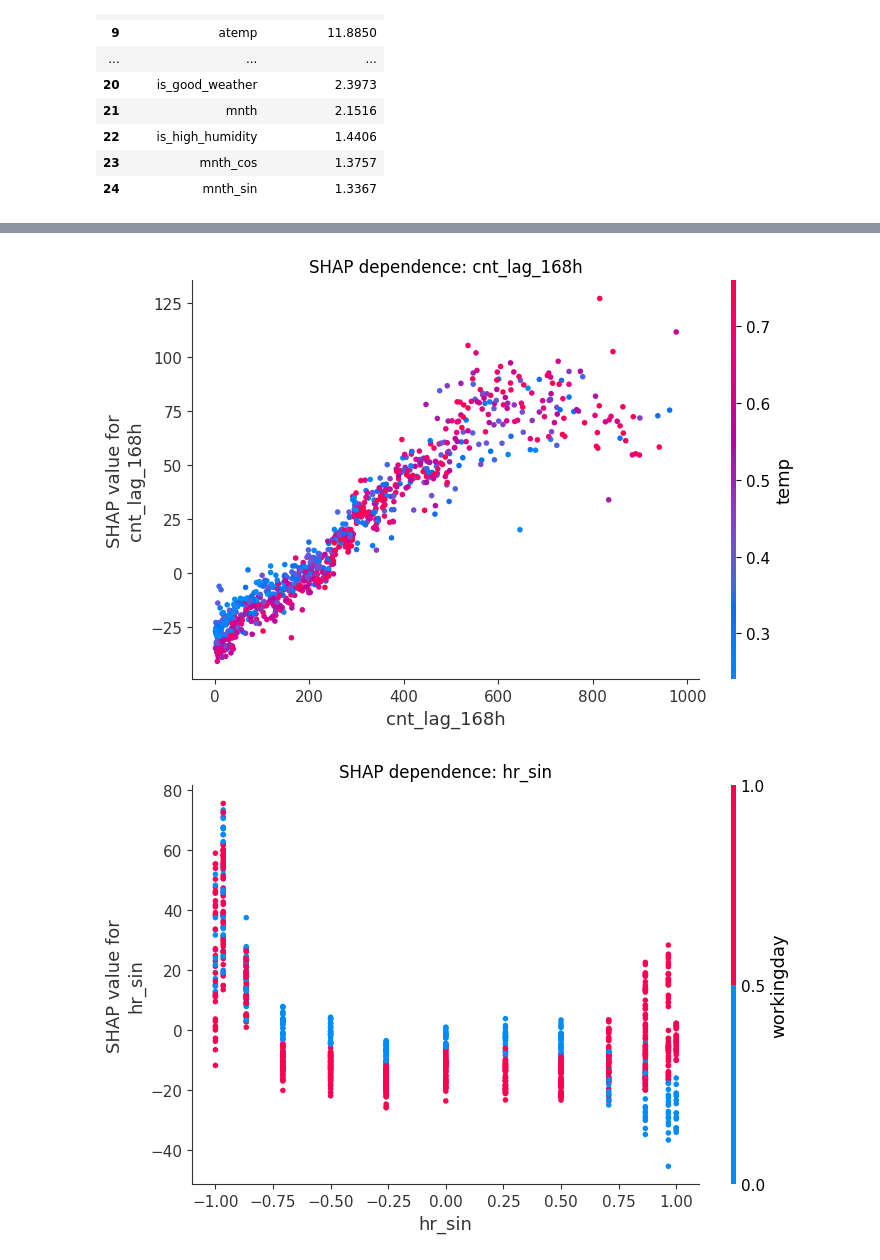
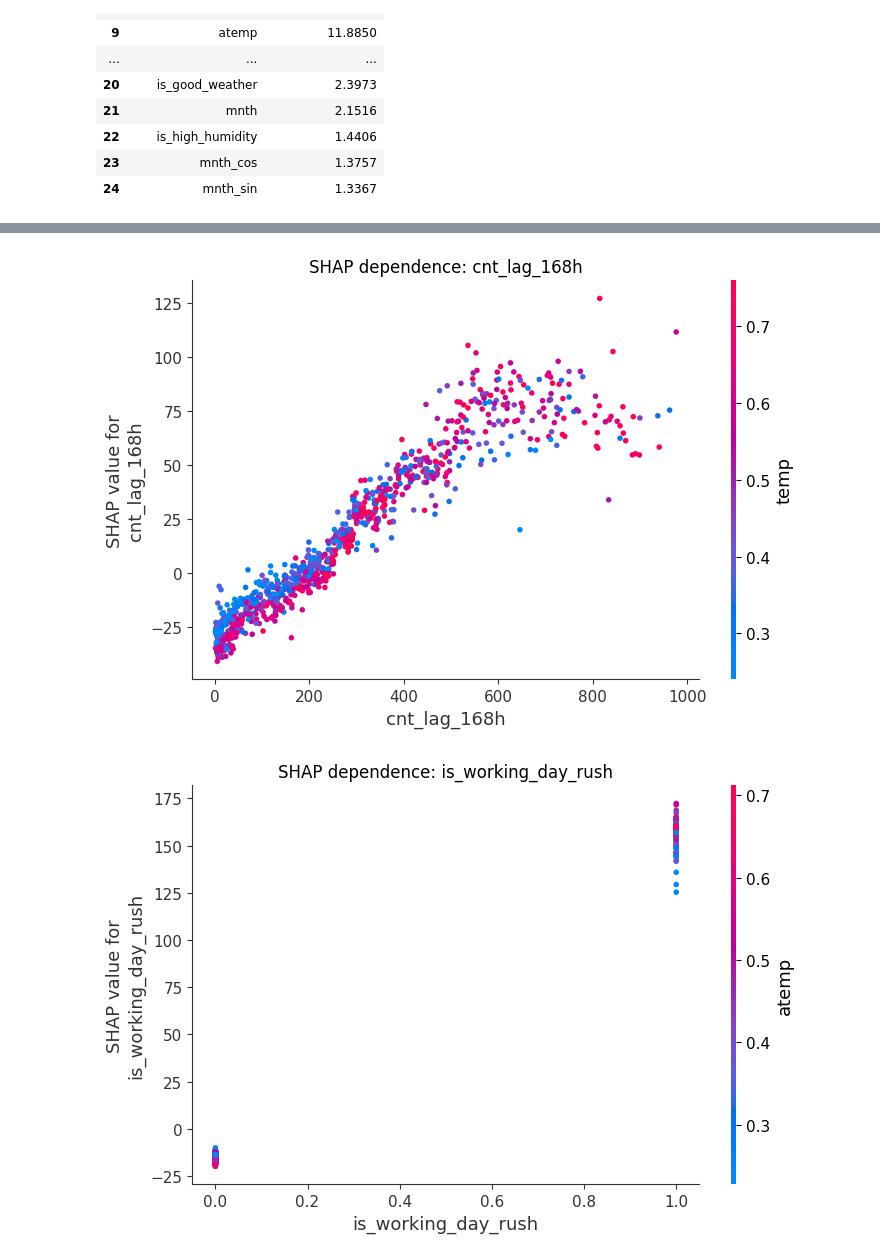
Before and after one commit to nktchen/bike-demand-prediction, a Jupyter notebook: ml_project.ipynb, the cells around one changed output, grey strips where cells are left out. Saved outputs shown, nothing was run; the diff lists cells and outputs as text; code cells hidden in the pictures.

```diff
--- a/ml_project.ipynb
+++ b/ml_project.ipynb
@@ -2537,13 +2432,8 @@ print(
 # %%
-import shap
-from catboost import Pool
-
-shap_sample_size = min(1000, len(test_extra_df))
 X_shap = test_extra_df[final_features].sample(
-    n=shap_sample_size,
+    n=1000,
     random_state=42,
 )
-
 shap_pool = Pool(
     X_shap,
     cat_features=final_cat_features,
@@ -2551,29 +2441,18 @@ shap_pool = Pool(
 
 shap_raw = cat_final_model.get_feature_importance(
     shap_pool,
-    type="ShapValues",
+    type="ShapValues", # type: ignore
 )
 
-shap_values_array = shap_raw[:, :-1]
-shap_base_values = shap_raw[:, -1]
+shap_values_array = shap_raw[:, :-1] # type: ignore
+shap_base_values = shap_raw[:, -1] # type: ignore
 
 shap_values = shap.Explanation(
-    values=shap_values_array,
-    base_values=shap_base_values,
+    values=shap_values_array, # type: ignore
+    base_values=shap_base_values, # type: ignore
     data=X_shap,
     feature_names=final_features,
 )
-
-shap_importance_df = (
-    pd.DataFrame({
-        "feature": final_features,
-        "mean_abs_shap": np.abs(shap_values_array).mean(axis=0),
-    })
-    .sort_values("mean_abs_shap", ascending=False)
-    .reset_index(drop=True)
-)
-
-display(shap_importance_df.head(25).round(4))
 # %% [output]
 |  | feature | mean_abs_shap |
 | 0 | yr | 37.6170 |
@@ -2602,15 +2481,8 @@ shap.plots.beeswarm(shap_values, max_display=20)
 dependence_features = [
     "cnt_lag_24h",
     "cnt_lag_168h",
-    "hr_sin",
-    "hr_cos",
     "is_working_day_rush",
     "is_weekend_day_rush",
-]
-
-dependence_features = [
-    feature for feature in dependence_features
-    if feature in final_features
 ]
 
 for feature in dependence_features:
@@ -2629,2 +2501,2 @@ for feature in dependence_features:
-[figure, old version]
+[figure, new version]
-[figure, old version]
+[figure, new version]
```
Also changed, not shown: parts of 28 cells of this notebook.
